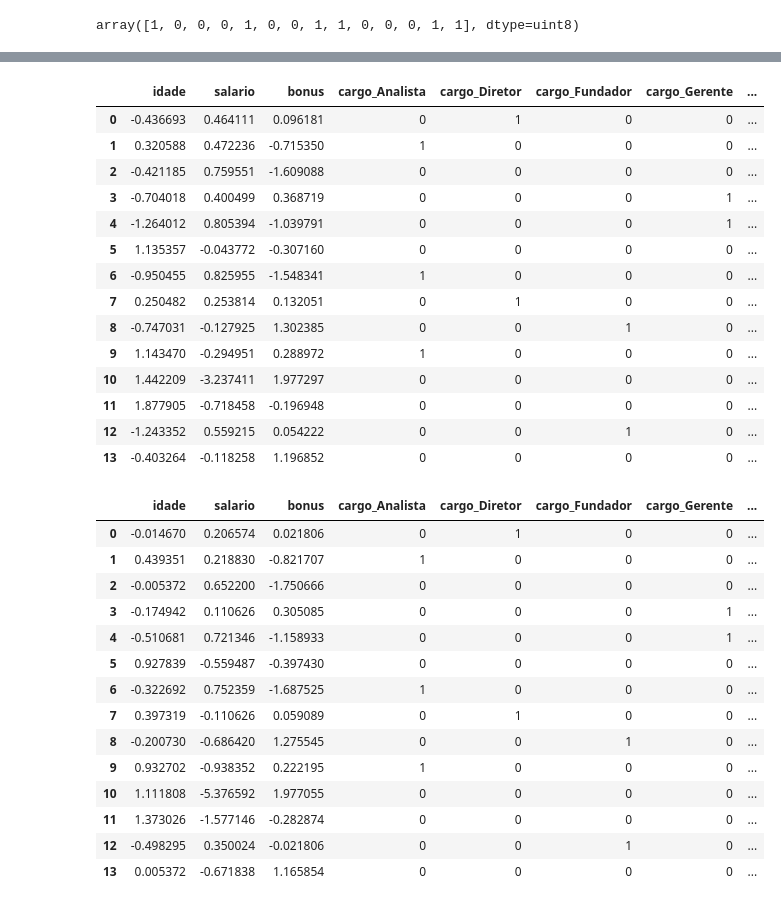
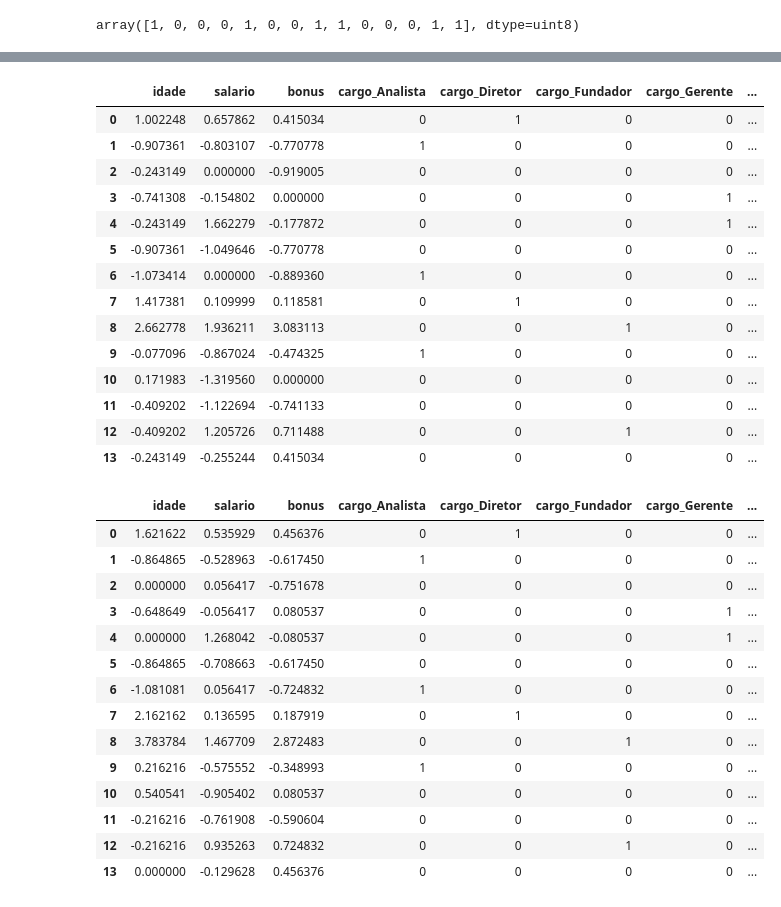
Before and after one commit to CaiqueCoelho/Preprocessing-Dataset-Template, a Jupyter notebook: Pre-Processing-Template-Example-2.ipynb, the cells around one changed output, grey strips where cells are left out. Drawn from its saved outputs; the diff is of its cells as text; code cells hidden in the pictures.

```diff
--- a/Pre-Processing-Template-Example-2.ipynb
+++ b/Pre-Processing-Template-Example-2.ipynb
@@ -235,41 +240,41 @@ X_minMax
 # %%
-X_standard = X
+X_standard = X.copy()
 X_standard[['idade', 'salario', 'bonus']] = StandardScaler().fit_transform(X[['idade', 'salario', 'bonus']])
 X_standard
 # %% [output]
 |  | idade | salario | bonus | cargo_Analista | cargo_Diretor | cargo_Fundador | cargo_Gerente | ... |
-| 0 | -0.436693 | 0.464111 | 0.096181 | 0 | 1 | 0 | 0 | ... |
-| 1 | 0.320588 | 0.472236 | -0.715350 | 1 | 0 | 0 | 0 | ... |
-| 2 | -0.421185 | 0.759551 | -1.609088 | 0 | 0 | 0 | 0 | ... |
-| 3 | -0.704018 | 0.400499 | 0.368719 | 0 | 0 | 0 | 1 | ... |
-| 4 | -1.264012 | 0.805394 | -1.039791 | 0 | 0 | 0 | 1 | ... |
-| 5 | 1.135357 | -0.043772 | -0.307160 | 0 | 0 | 0 | 0 | ... |
-| 6 | -0.950455 | 0.825955 | -1.548341 | 1 | 0 | 0 | 0 | ... |
-| 7 | 0.250482 | 0.253814 | 0.132051 | 0 | 1 | 0 | 0 | ... |
-| 8 | -0.747031 | -0.127925 | 1.302385 | 0 | 0 | 1 | 0 | ... |
-| 9 | 1.143470 | -0.294951 | 0.288972 | 1 | 0 | 0 | 0 | ... |
-| 10 | 1.442209 | -3.237411 | 1.977297 | 0 | 0 | 0 | 0 | ... |
-| 11 | 1.877905 | -0.718458 | -0.196948 | 0 | 0 | 0 | 0 | ... |
-| 12 | -1.243352 | 0.559215 | 0.054222 | 0 | 0 | 1 | 0 | ... |
-| 13 | -0.403264 | -0.118258 | 1.196852 | 0 | 0 | 0 | 0 | ... |
+| 0 | 1.002248 | 0.657862 | 0.415034 | 0 | 1 | 0 | 0 | ... |
+| 1 | -0.907361 | -0.803107 | -0.770778 | 1 | 0 | 0 | 0 | ... |
+| 2 | -0.243149 | 0.000000 | -0.919005 | 0 | 0 | 0 | 0 | ... |
+| 3 | -0.741308 | -0.154802 | 0.000000 | 0 | 0 | 0 | 1 | ... |
+| 4 | -0.243149 | 1.662279 | -0.177872 | 0 | 0 | 0 | 1 | ... |
+| 5 | -0.907361 | -1.049646 | -0.770778 | 0 | 0 | 0 | 0 | ... |
+| 6 | -1.073414 | 0.000000 | -0.889360 | 1 | 0 | 0 | 0 | ... |
+| 7 | 1.417381 | 0.109999 | 0.118581 | 0 | 1 | 0 | 0 | ... |
+| 8 | 2.662778 | 1.936211 | 3.083113 | 0 | 0 | 1 | 0 | ... |
+| 9 | -0.077096 | -0.867024 | -0.474325 | 1 | 0 | 0 | 0 | ... |
+| 10 | 0.171983 | -1.319560 | 0.000000 | 0 | 0 | 0 | 0 | ... |
+| 11 | -0.409202 | -1.122694 | -0.741133 | 0 | 0 | 0 | 0 | ... |
+| 12 | -0.409202 | 1.205726 | 0.711488 | 0 | 0 | 1 | 0 | ... |
+| 13 | -0.243149 | -0.255244 | 0.415034 | 0 | 0 | 0 | 0 | ... |
 # %%
-X_robust = X
+X_robust = X.copy()
 X_robust[['idade', 'salario', 'bonus']] = RobustScaler().fit_transform(X[['idade', 'salario', 'bonus']])
 X_robust
 # %% [output]
 |  | idade | salario | bonus | cargo_Analista | cargo_Diretor | cargo_Fundador | cargo_Gerente | ... |
-| 0 | -0.014670 | 0.206574 | 0.021806 | 0 | 1 | 0 | 0 | ... |
-| 1 | 0.439351 | 0.218830 | -0.821707 | 1 | 0 | 0 | 0 | ... |
-| 2 | -0.005372 | 0.652200 | -1.750666 | 0 | 0 | 0 | 0 | ... |
-| 3 | -0.174942 | 0.110626 | 0.305085 | 0 | 0 | 0 | 1 | ... |
-| 4 | -0.510681 | 0.721346 | -1.158933 | 0 | 0 | 0 | 1 | ... |
-| 5 | 0.927839 | -0.559487 | -0.397430 | 0 | 0 | 0 | 0 | ... |
-| 6 | -0.322692 | 0.752359 | -1.687525 | 1 | 0 | 0 | 0 | ... |
-| 7 | 0.397319 | -0.110626 | 0.059089 | 0 | 1 | 0 | 0 | ... |
-| 8 | -0.200730 | -0.686420 | 1.275545 | 0 | 0 | 1 | 0 | ... |
-| 9 | 0.932702 | -0.938352 | 0.222195 | 1 | 0 | 0 | 0 | ... |
-| 10 | 1.111808 | -5.376592 | 1.977055 | 0 | 0 | 0 | 0 | ... |
-| 11 | 1.373026 | -1.577146 | -0.282874 | 0 | 0 | 0 | 0 | ... |
-| 12 | -0.498295 | 0.350024 | -0.021806 | 0 | 0 | 1 | 0 | ... |
-| 13 | 0.005372 | -0.671838 | 1.165854 | 0 | 0 | 0 | 0 | ... |
+| 0 | 1.621622 | 0.535929 | 0.456376 | 0 | 1 | 0 | 0 | ... |
+| 1 | -0.864865 | -0.528963 | -0.617450 | 1 | 0 | 0 | 0 | ... |
+| 2 | 0.000000 | 0.056417 | -0.751678 | 0 | 0 | 0 | 0 | ... |
+| 3 | -0.648649 | -0.056417 | 0.080537 | 0 | 0 | 0 | 1 | ... |
+| 4 | 0.000000 | 1.268042 | -0.080537 | 0 | 0 | 0 | 1 | ... |
+| 5 | -0.864865 | -0.708663 | -0.617450 | 0 | 0 | 0 | 0 | ... |
+| 6 | -1.081081 | 0.056417 | -0.724832 | 1 | 0 | 0 | 0 | ... |
+| 7 | 2.162162 | 0.136595 | 0.187919 | 0 | 1 | 0 | 0 | ... |
+| 8 | 3.783784 | 1.467709 | 2.872483 | 0 | 0 | 1 | 0 | ... |
+| 9 | 0.216216 | -0.575552 | -0.348993 | 1 | 0 | 0 | 0 | ... |
+| 10 | 0.540541 | -0.905402 | 0.080537 | 0 | 0 | 0 | 0 | ... |
+| 11 | -0.216216 | -0.761908 | -0.590604 | 0 | 0 | 0 | 0 | ... |
+| 12 | -0.216216 | 0.935263 | 0.724832 | 0 | 0 | 1 | 0 | ... |
+| 13 | 0.000000 | -0.129628 | 0.456376 | 0 | 0 | 0 | 0 | ... |
 # %%
```
Also changed, not shown: parts of 18 cells of this notebook.
